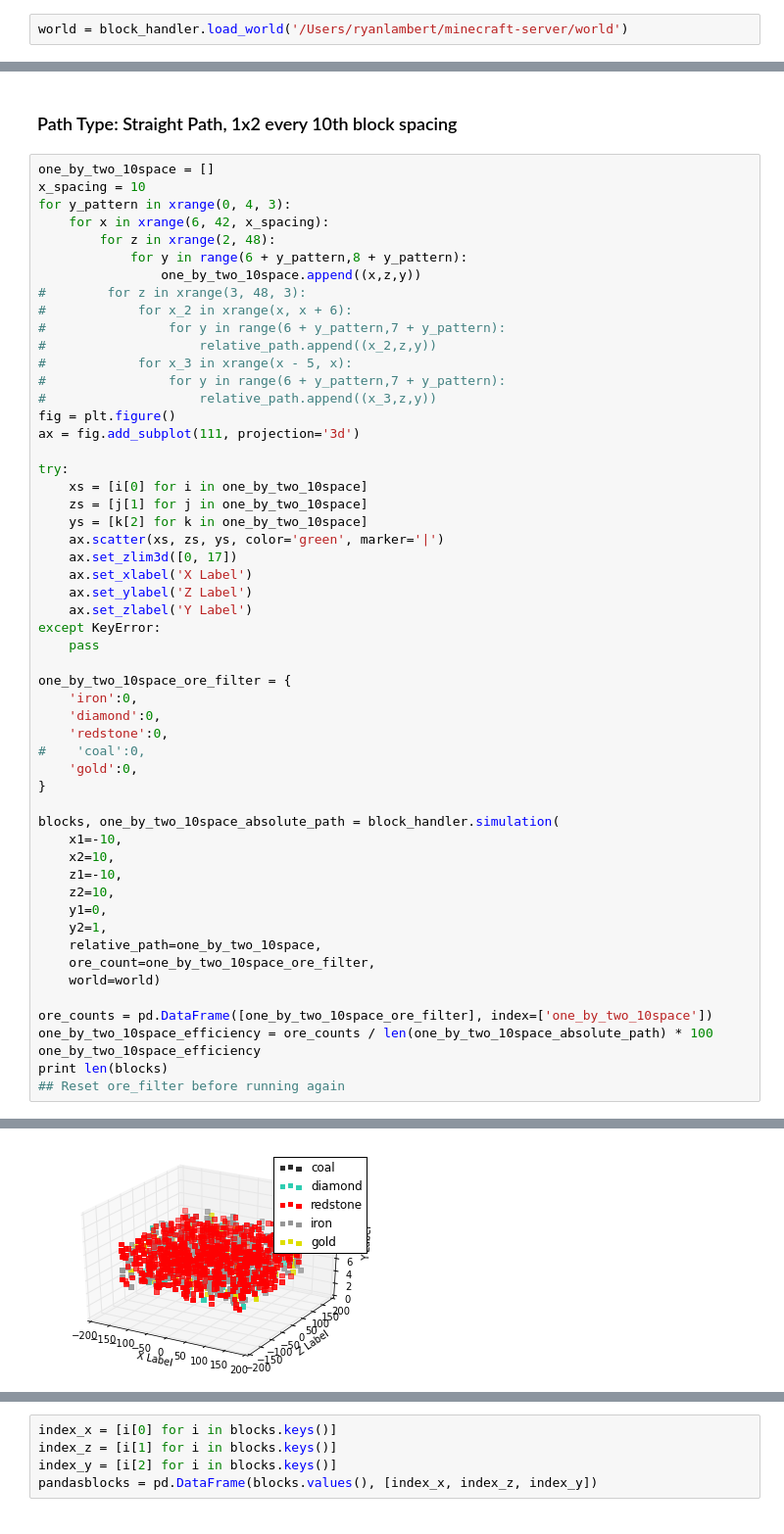
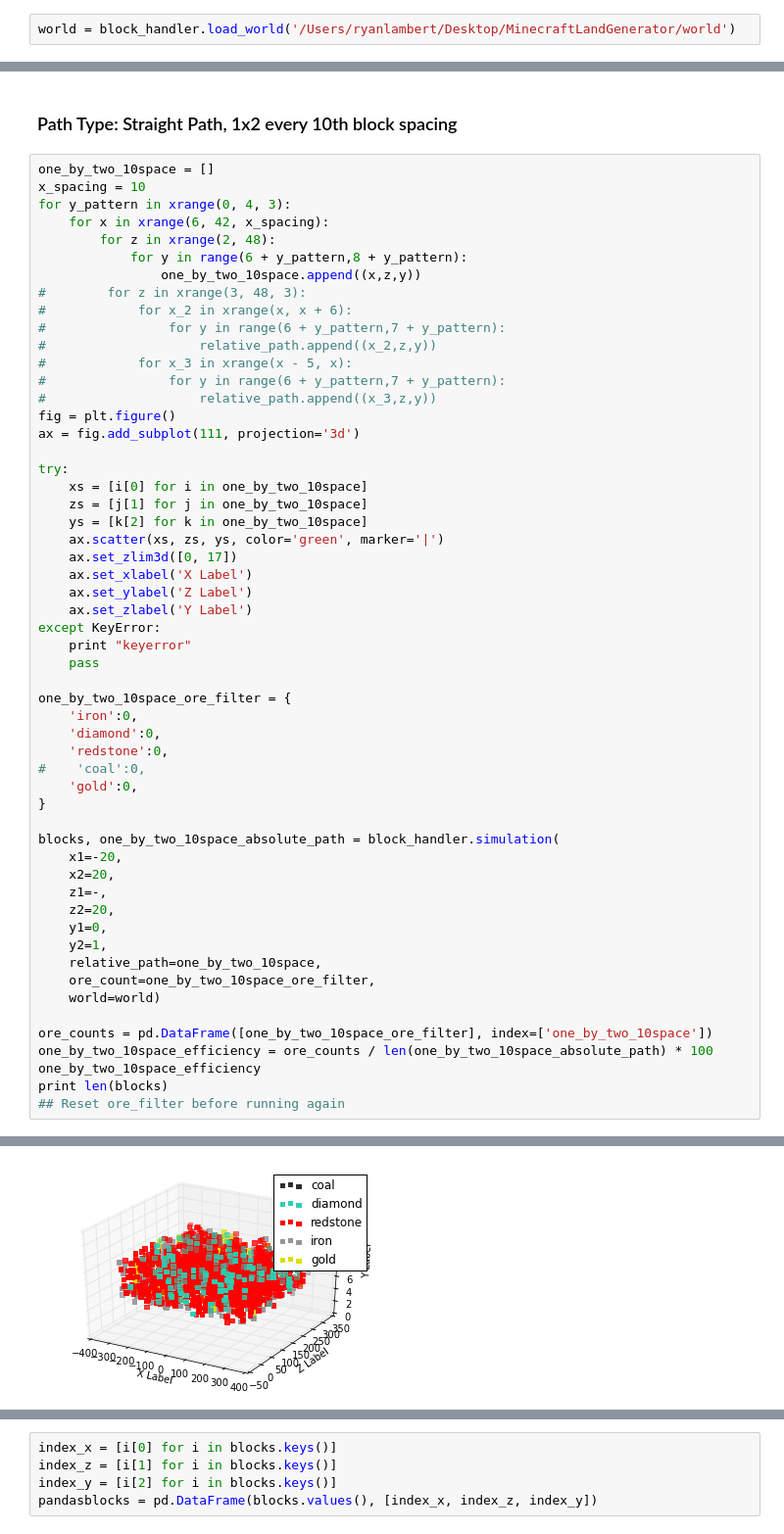
Before and after one commit to Ryanglambert/mining_comparison, a Jupyter notebook: EDA Minepath Evaluation.ipynb, the cells around one changed output, grey strips where cells are left out. Shown at 98% size. Cells and saved outputs as stored; diff of their text form.

Commit message:
let's use a generated world (more data easily)

```diff
--- a/EDA Minepath Evaluation.ipynb
+++ b/EDA Minepath Evaluation.ipynb
@@ -11,4 +11,4 @@ import plot_chunk
 # %% [markdown]
 #  Minepath Eval
 # %%
-world = block_handler.load_world('/Users/ryanlambert/minecraft-server/world')
+world = block_handler.load_world('/Users/ryanlambert/Desktop/MinecraftLandGenerator/world')
@@ -39,35 +47,36 @@ try:
     ax.scatter(xs, zs, ys, color='green', marker='|')
     ax.set_zlim3d([0, 17])
     ax.set_xlabel('X Label')
     ax.set_ylabel('Z Label')
     ax.set_zlabel('Y Label')
 except KeyError:
+    print "keyerror"
     pass
 
 one_by_two_10space_ore_filter = {
     'iron':0,
     'diamond':0,
     'redstone':0,
 #    'coal':0,
     'gold':0,
 }
 
 blocks, one_by_two_10space_absolute_path = block_handler.simulation(
-    x1=-10,
-    x2=10,
-    z1=-10,
-    z2=10,
+    x1=-20,
+    x2=20,
+    z1=-,
+    z2=20,
     y1=0,
     y2=1,
     relative_path=one_by_two_10space,
     ore_count=one_by_two_10space_ore_filter,
     world=world)
 
 ore_counts = pd.DataFrame([one_by_two_10space_ore_filter], index=['one_by_two_10space'])
 one_by_two_10space_efficiency = ore_counts / len(one_by_two_10space_absolute_path) * 100
 one_by_two_10space_efficiency
 print len(blocks)
 ## Reset ore_filter before running again
 # %% [output]
 [figure]
-[figure, old version]
+[figure, new version]
```
Also changed, not shown: parts of 6 cells of this notebook, 1 other file.
